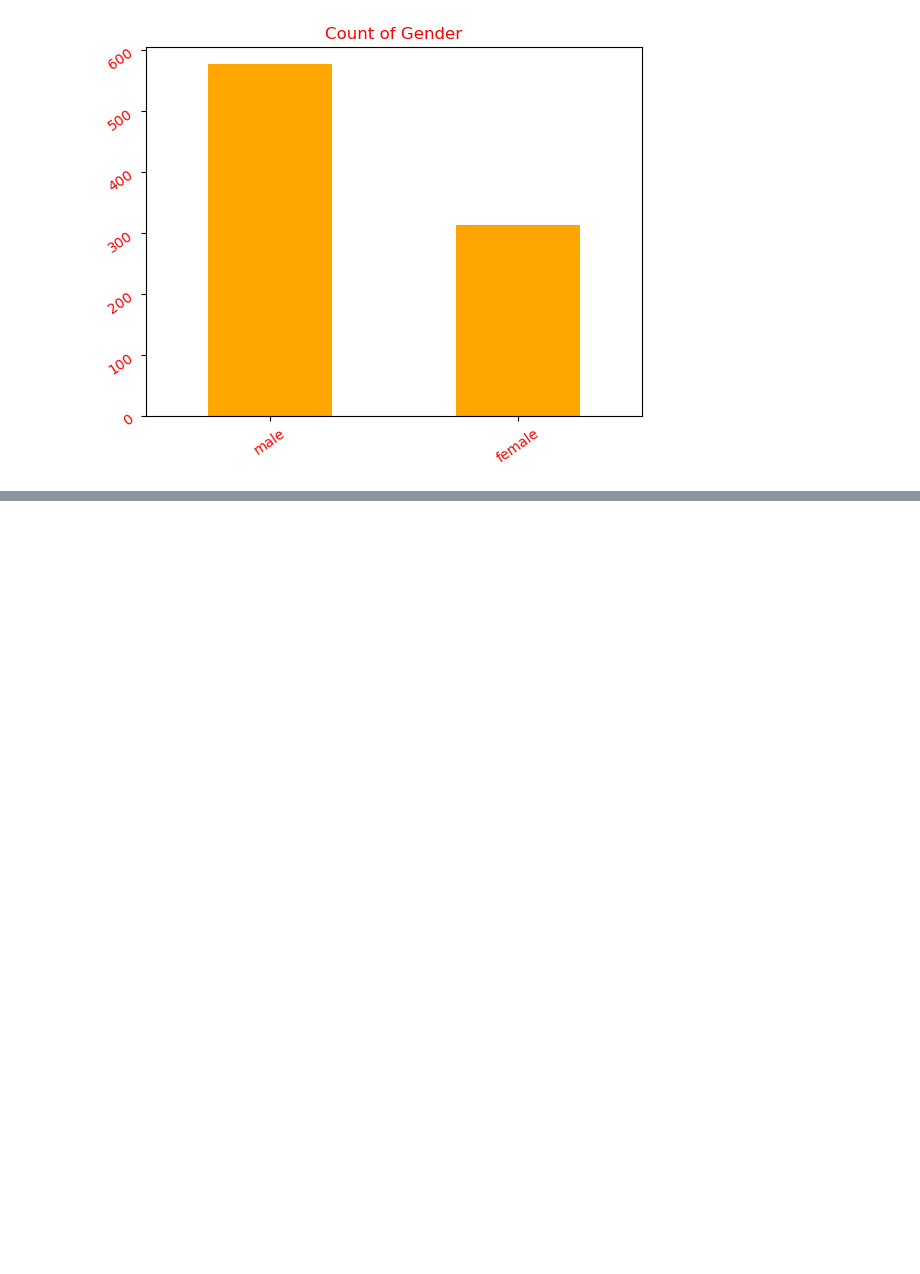
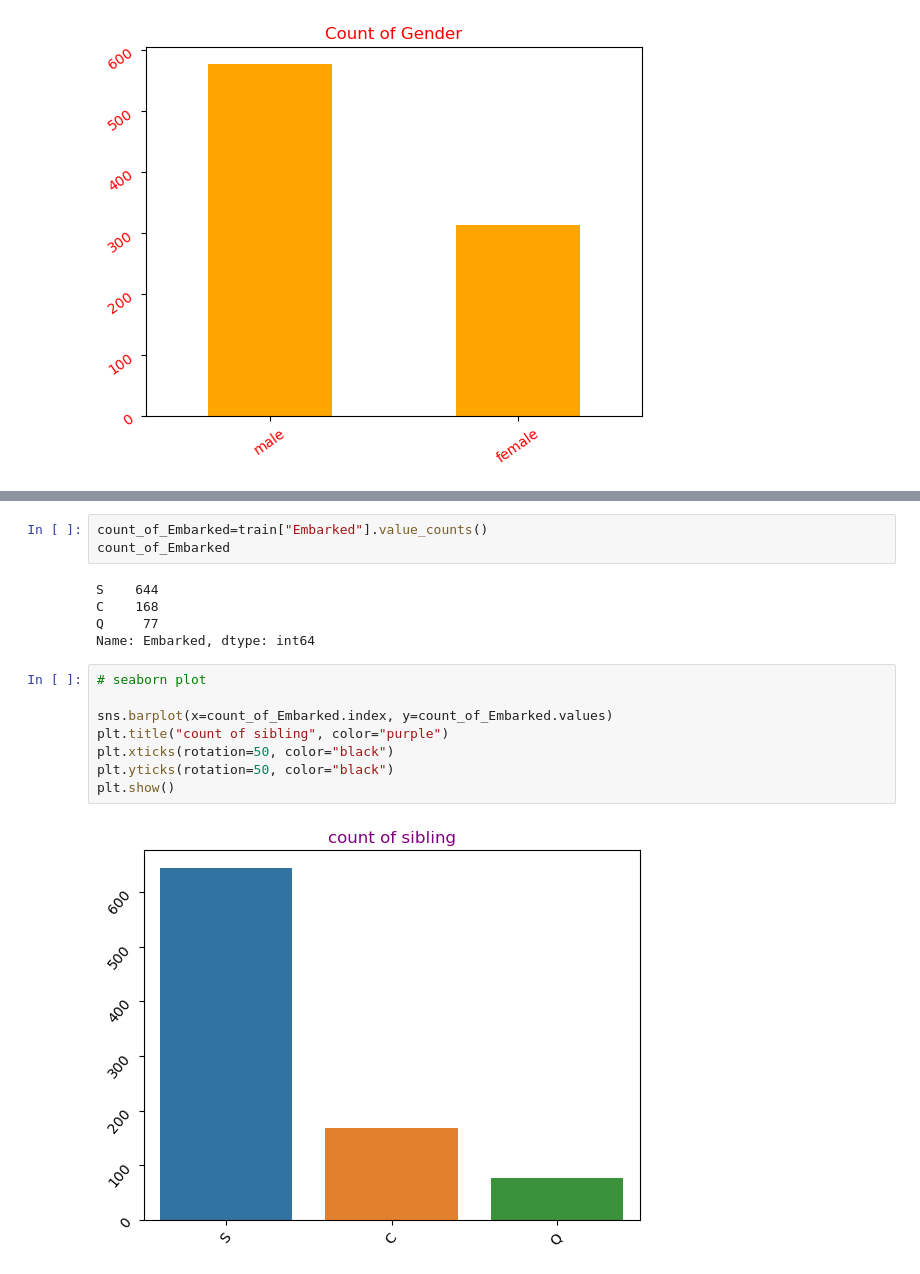
Before and after one commit to mojisola6/EDA-and-Machine-laerning-model-titanic-dataset, a Jupyter notebook: main.ipynb, the cells around one changed output, grey strips where cells are left out. Drawn from its saved outputs; the diff is of its cells as text; blank space fills up the shorter version.

```diff
--- a/main.ipynb
+++ b/main.ipynb
@@ -272,0 +320,18 @@ plt.show()
+# %%
+count_of_Embarked=train["Embarked"].value_counts()
+count_of_Embarked
+# %% [output]
+S    644
+C    168
+Q     77
+Name: Embarked, dtype: int64
+# %%
+# seaborn plot
+
+sns.barplot(x=count_of_Embarked.index, y=count_of_Embarked.values)
+plt.title("count of sibling", color="purple")
+plt.xticks(rotation=50, color="black")
+plt.yticks(rotation=50, color="black")
+plt.show()
+# %% [output]
+[figure, added]
```
Also changed, not shown: parts of 32 cells of this notebook.
